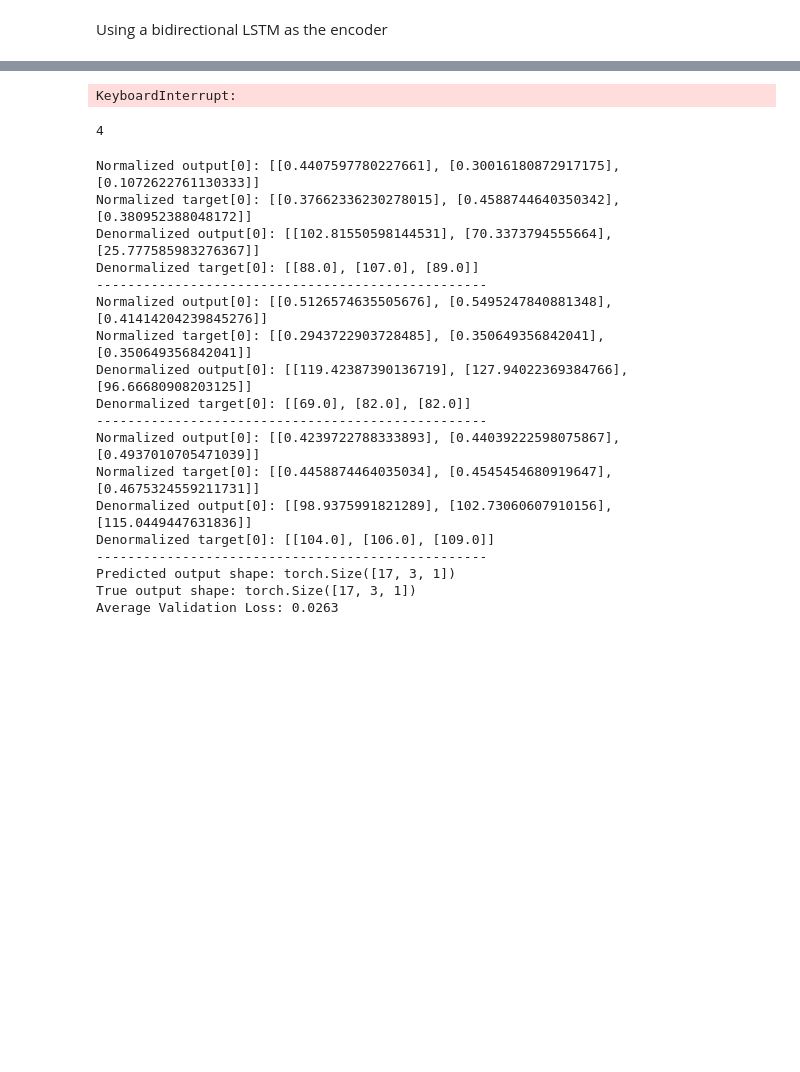
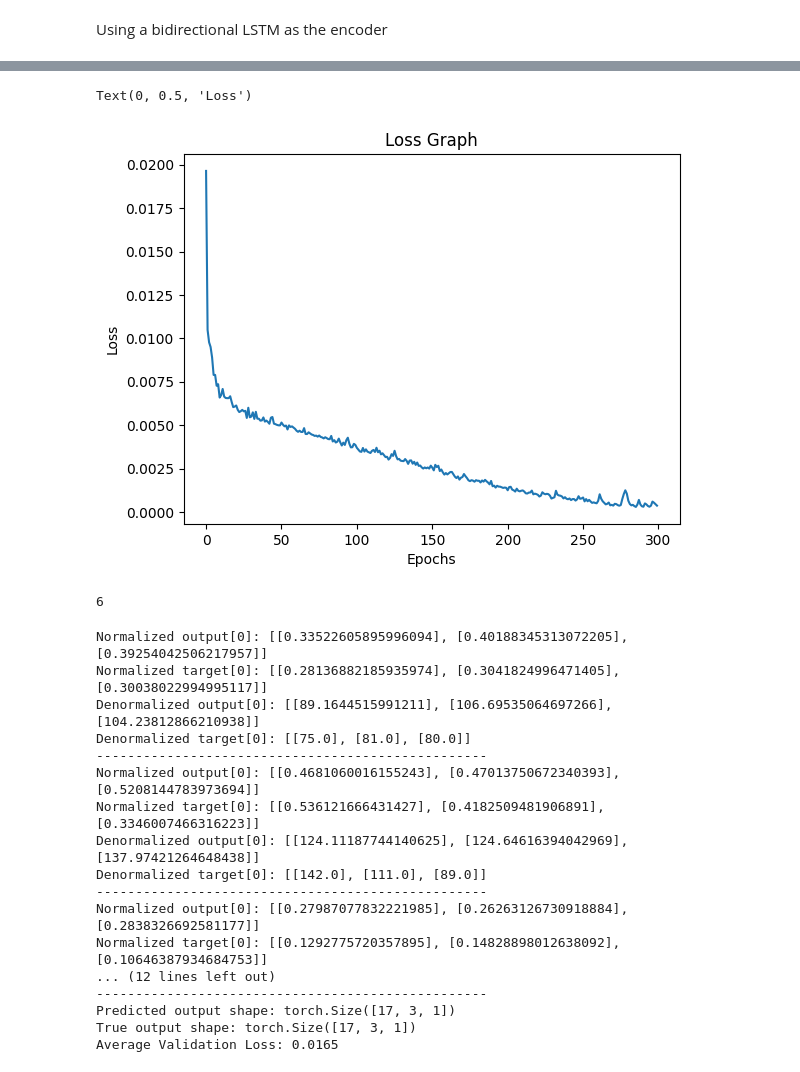
Before and after one commit to SSTengNic/DL_Project, a Jupyter notebook: Taxi_Prediction_ED_LSTM.ipynb, the cells around one changed output, grey strips where cells are left out. Saved outputs shown, nothing was run; the diff lists cells and outputs as text; code cells hidden in the pictures; blank space fills up the shorter version.

```diff
--- a/Taxi_Prediction_ED_LSTM.ipynb
+++ b/Taxi_Prediction_ED_LSTM.ipynb
@@ -120,7 +120,7 @@ Normalization of certain inputs are done as well, but I am unsure if it is the r
 
 # taxi_df = pd.read_csv(taxi_availability_file_path, delimiter=",")
 
-merged_weather_taxi_df = "merged_file.csv"
+merged_weather_taxi_df = "merged_file_3_years.csv"
 taxi_df = pd.read_csv(merged_weather_taxi_df, delimiter = ",")
 
 #Adjusting for weather parameters
@@ -235,32 +235,31 @@ def create_sequences(data, labels, seq_length, pred_horizon):
 
 X, y = create_sequences(input_data, output_data, seq_length,pred_horizon)
 
+# Convert to PyTorch tensors
+X = torch.tensor(X, dtype=torch.float32)
+y = torch.tensor(y[:, None], dtype=torch.float32)
+y = y.permute(0, 2, 1)  # Shape: (samples, pred_horizon, 1)
 
-# Convert to PyTorch tensors
-X = torch.tensor(X, dtype=torch.float32)  # Add channel dim
-y = torch.tensor(y[:, None], dtype=torch.float32)
-y = y.permute(0, 2, 1)
+# Split sizes
+total_samples = len(X)
+train_size = int(0.8 * total_samples)
+val_size = int(0.1 * total_samples)
+test_size = total_samples - train_size - val_size
 
-# Split into training (80%) and testing (20%)
-train_size = int(0.8 * len(X))
-test_size = len(X) - train_size
+# Split the data
+trainX, valX, testX = X[:train_size], X[train_size:train_size+val_size], X[train_size+val_size:]
+trainY, valY, testY = y[:train_size], y[train_size:train_size+val_size], y[train_size+val_size:]
 
-trainX, testX = X[:train_size], X[train_size:]
-trainY, testY = y[:train_size], y[train_size:]
-
-# Convert to PyTorch tensors
-trainX = torch.tensor(trainX, dtype=torch.float32)  # Shape: (train_size, 24, num_features)
-trainY = torch.tensor(trainY, dtype=torch.float32)  # Shape: (train_size,)
-testX = torch.tensor(testX, dtype=torch.float32)    # Shape: (test_size, 24, num_features)
-testY = torch.tensor(testY, dtype=torch.float32)    # Shape: (test_size,)
-
+# Create TensorDatasets
 train_dataset = TensorDataset(trainX, trainY)
+val_dataset = TensorDataset(valX, valY)
 test_dataset = TensorDataset(testX, testY)
 
-batch_sizes = 17  # You can adjust the batch size as needed
-#Shuffle is false because you need it to be in time sequenced, but please double check
-train_loader = DataLoader(train_dataset, batch_size=batch_sizes, shuffle=False,drop_last=True)
-test_loader = DataLoader(test_dataset, batch_size=batch_sizes, shuffle=False, drop_last=True)
+# DataLoaders
+batch_size = 17
+train_loader = DataLoader(train_dataset, batch_size=batch_size, shuffle=True, drop_last=True)
+val_loader = DataLoader(val_dataset, batch_size=batch_size, shuffle=True, drop_last=True)
+test_loader = DataLoader(test_dataset, batch_size=batch_size, shuffle=True, drop_last=True)
 
 # Example of accessing a batch of data
 for inputs, targets in train_loader:
@@ -408,7 +405,7 @@ dataloader = train_loader
 seq2seq_model = Seq2Seq(hidden_size = hidden_size, output_size = output_size)
 
 # Train the model
-loss_graph = train(dataloader = dataloader, model = seq2seq_model, num_epochs = 1000, learning_rate = 1e-3)
+loss_graph = train(dataloader = dataloader, model = seq2seq_model, num_epochs = 300, learning_rate = 1e-3)
 # Plot the loss graph
 plt.plot(loss_graph)
 plt.title("Loss Graph")
@@ -435,8 +427,9 @@ memory vector:  torch.Size([1, 17, 128])
-KeyboardInterrupt:
+Text(0, 0.5, 'Loss')
+[figure, added]
 # %%
 print(len(test_loader))
 # %% [output]
-4
+6
 # %%
 # Set the model to evaluation mode
 seq2seq_model.eval()
@@ -481,24 +474,23 @@ print("Predicted output shape:", output.shape)
 print("True output shape:", targets.shape)
 print(f'Average Validation Loss: {loss_value:.4f}')
 # %% [output]
-Normalized output[0]: [[0.4407597780227661], [0.30016180872917175], [0.1072622761130333]]
-Normalized target[0]: [[0.37662336230278015], [0.4588744640350342], [0.380952388048172]]
-Denormalized output[0]: [[102.81550598144531], [70.3373794555664], [25.777585983276367]]
-Denormalized target[0]: [[88.0], [107.0], [89.0]]
+Normalized output[0]: [[0.33522605895996094], [0.40188345313072205], [0.39254042506217957]]
+Normalized target[0]: [[0.28136882185935974], [0.3041824996471405], [0.30038022994995117]]
+Denormalized output[0]: [[89.1644515991211], [106.69535064697266], [104.23812866210938]]
+Denormalized target[0]: [[75.0], [81.0], [80.0]]
 --------------------------------------------------
-Normalized output[0]: [[0.5126574635505676], [0.5495247840881348], [0.41414204239845276]]
-Normalized target[0]: [[0.2943722903728485], [0.350649356842041], [0.350649356842041]]
-Denormalized output[0]: [[119.42387390136719], [127.94022369384766], [96.66680908203125]]
-Denormalized target[0]: [[69.0], [82.0], [82.0]]
+Normalized output[0]: [[0.4681060016155243], [0.47013750672340393], [0.5208144783973694]]
+Normalized target[0]: [[0.536121666431427], [0.4182509481906891], [0.3346007466316223]]
+Denormalized output[0]: [[124.11187744140625], [124.64616394042969], [137.97421264648438]]
+Denormalized target[0]: [[142.0], [111.0], [89.0]]
 --------------------------------------------------
-Normalized output[0]: [[0.4239722788333893], [0.44039222598075867], [0.4937010705471039]]
-Normalized target[0]: [[0.4458874464035034], [0.4545454680919647], [0.4675324559211731]]
-Denormalized output[0]: [[98.9375991821289], [102.73060607910156], [115.0449447631836]]
-Denormalized target[0]: [[104.0], [106.0], [109.0]]
+Normalized output[0]: [[0.27987077832221985], [0.26263126730918884], [0.2838326692581177]]
+Normalized target[0]: [[0.1292775720357895], [0.14828898012638092], [0.10646387934684753]]
+... (12 lines left out)
 --------------------------------------------------
 Predicted output shape: torch.Size([17, 3, 1])
 True output shape: torch.Size([17, 3, 1])
-Average Validation Loss: 0.0263
+Average Validation Loss: 0.0165
 # %%
 
 # model.eval()
```
Also changed, not shown: parts of 5 cells of this notebook, 6 other files.
